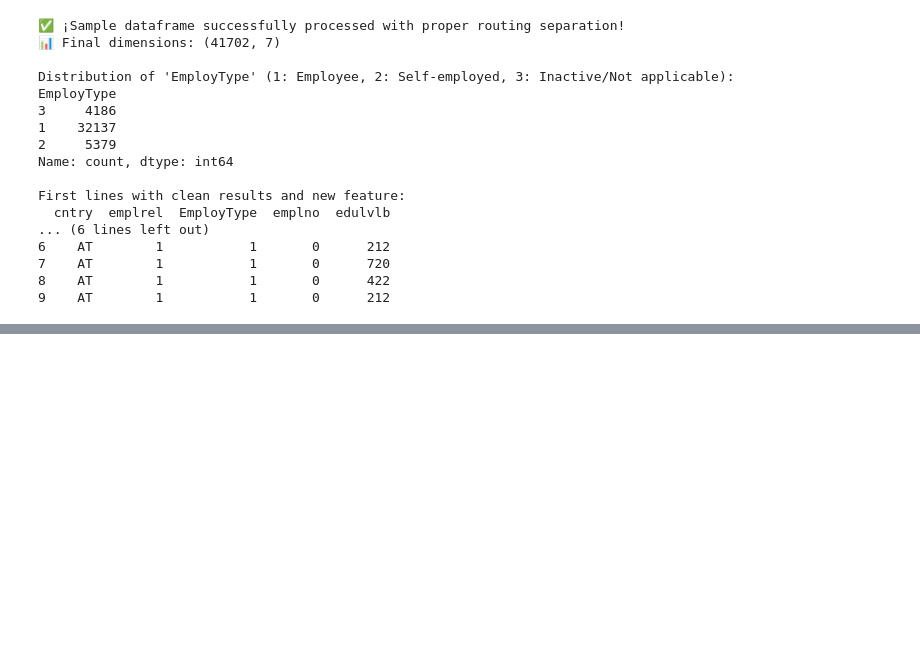
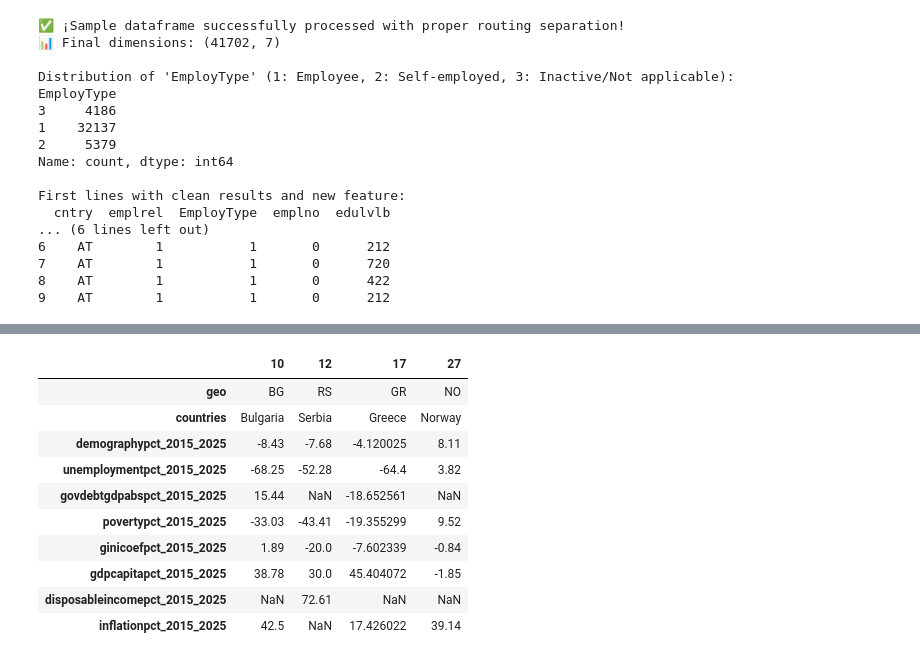
Before and after one commit to JosBerGon34/DataScienceCourse, a Jupyter notebook: notebooks/Ex6.1.ipynb, the cells around one changed output, grey strips where cells are left out. Drawn from its saved outputs; the diff is of its cells as text; code cells hidden in the pictures; blank space fills up the shorter version.

```diff
--- a/notebooks/Ex6.1.ipynb
+++ b/notebooks/Ex6.1.ipynb
@@ -260,0 +496,14 @@ First lines with clean results and new feature:
+# %%
+df_clusters.loc[mask, ['geo', 'countries'] + econ_cols].T
+# %% [output]
+|  | 10 | 12 | 17 | 27 |
+| geo | BG | RS | GR | NO |
+| countries | Bulgaria | Serbia | Greece | Norway |
+| demographypct_2015_2025 | -8.43 | -7.68 | -4.120025 | 8.11 |
+| unemploymentpct_2015_2025 | -68.25 | -52.28 | -64.4 | 3.82 |
+| govdebtgdpabspct_2015_2025 | 15.44 | NaN | -18.652561 | NaN |
+| povertypct_2015_2025 | -33.03 | -43.41 | -19.355299 | 9.52 |
+| ginicoefpct_2015_2025 | 1.89 | -20.0 | -7.602339 | -0.84 |
+| gdpcapitapct_2015_2025 | 38.78 | 30.0 | 45.404072 | -1.85 |
+| disposableincomepct_2015_2025 | NaN | 72.61 | NaN | NaN |
+| inflationpct_2015_2025 | 42.5 | NaN | 17.426022 | 39.14 |
```
Also changed, not shown: parts of 7 cells of this notebook, 1 other file.
